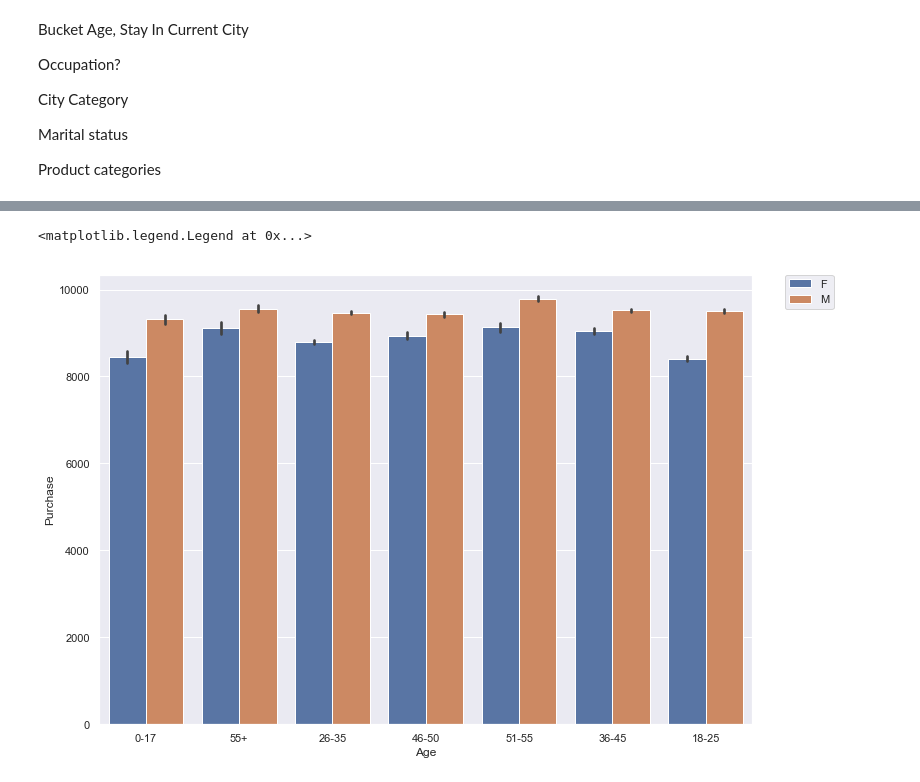
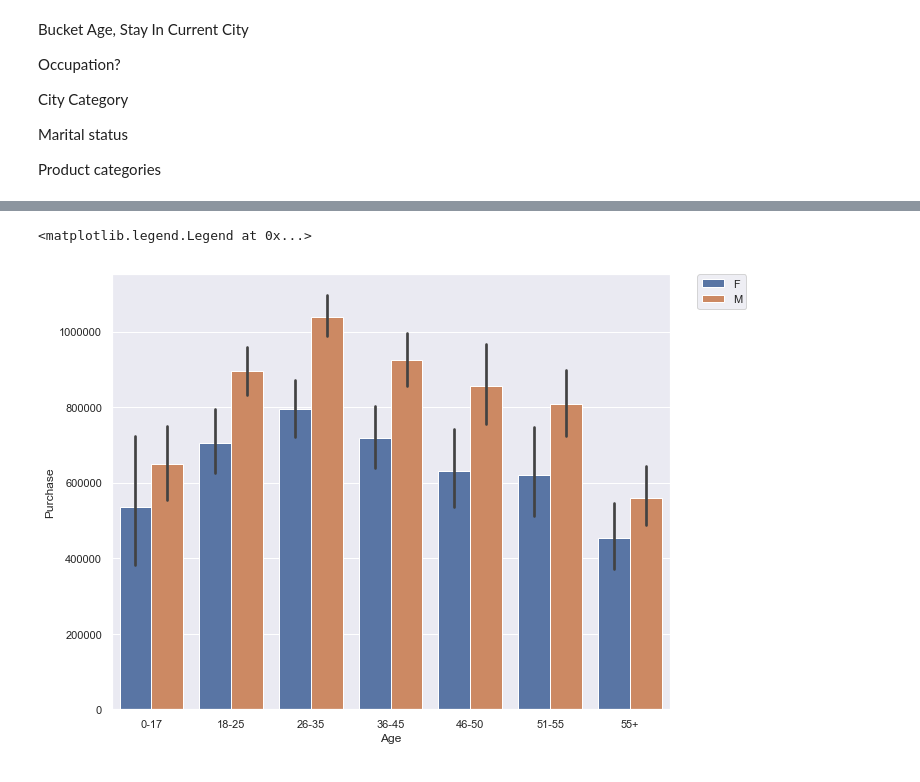
Before and after one commit to MelissieP/black-friday-consumer-behaviour, a Jupyter notebook: EDA.ipynb, the cells around one changed output, grey strips where cells are left out. Saved outputs shown, nothing was run; the diff lists cells and outputs as text; code cells hidden in the pictures.

```diff
--- a/EDA.ipynb
+++ b/EDA.ipynb
@@ -87,0 +76,4 @@ sns.countplot(x = "Gender", data = data)
+# %%
+data["User_ID"].nunique()
+new_data = data.groupby(['User_ID','Gender',"Age", "Occupation", "City_Category", "Stay_In_Current_City_Years",
+              "Marital_Status"], as_index=False)['Purchase'].sum()
@@ -87,0 +94,3 @@ sns.countplot(x = "Gender", data = data)
+# %%
+sns.set(rc={'figure.figsize':(10,8)})
+test = new_data[["Gender", "Age", "Purchase"]].sort_values("Age")
@@ -88,7 +106,6 @@ sns.countplot(x = "Gender", data = data)
 # %%
-sns.set(rc={'figure.figsize':(11.7,8.27)})
-sns.barplot(x = "Age", y = "Purchase", hue = "Gender", data = data)
+sns.barplot(x = "Age", y = "Purchase", hue = "Gender", data = test)
 plt.legend(bbox_to_anchor=(1.05, 1), loc=2, borderaxespad=0.)
 # %% [output]
 <matplotlib.legend.Legend at 0x...>
-[figure, old version]
+[figure, new version]
```
Also changed, not shown: parts of 10 cells of this notebook.
